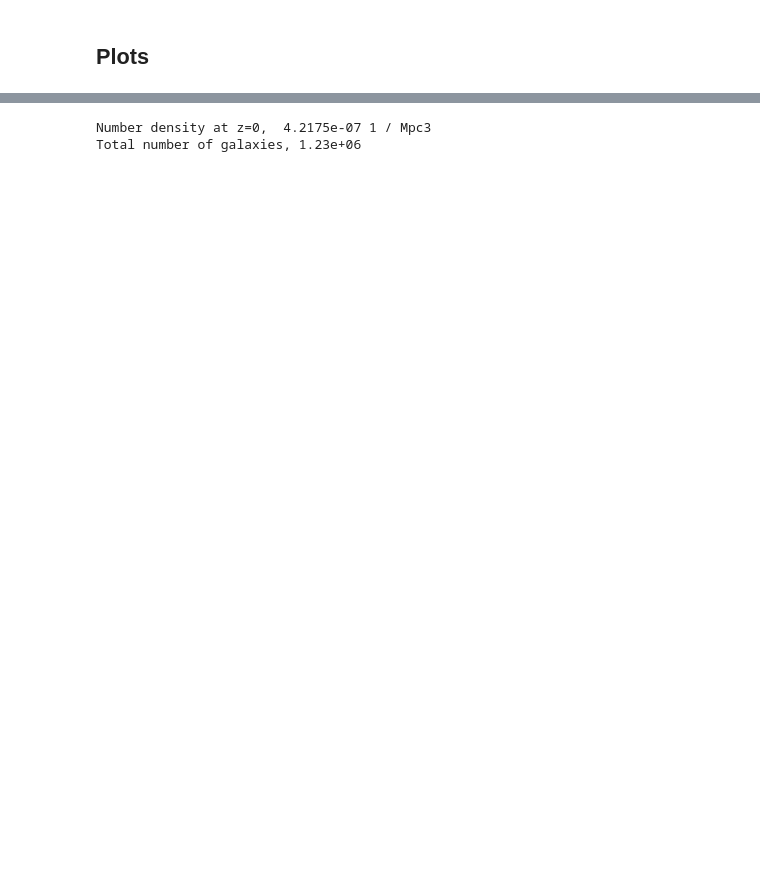
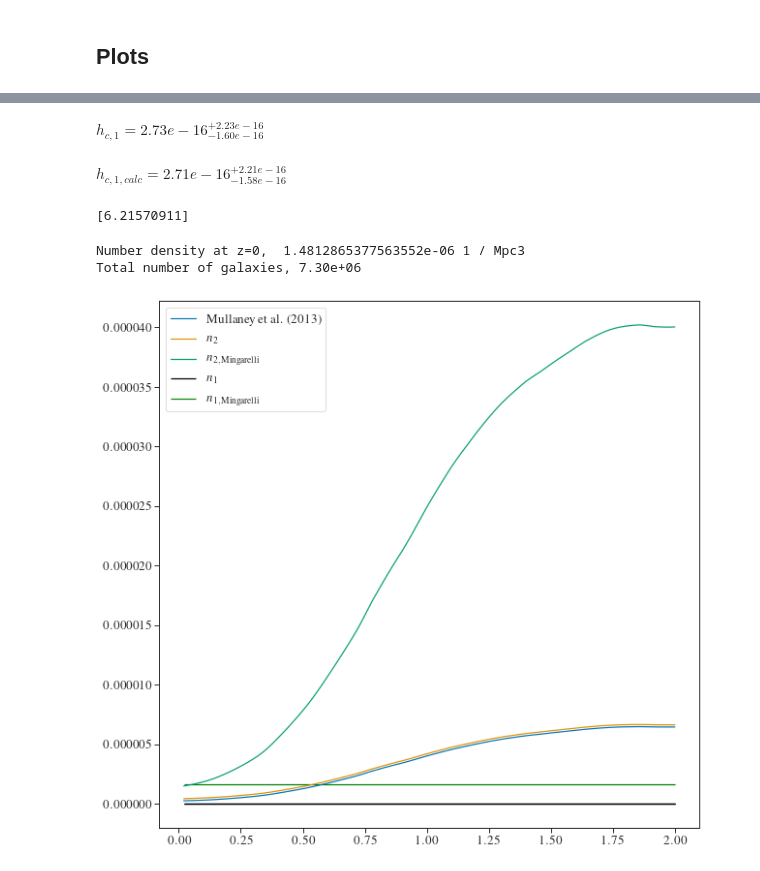
Before and after one commit to jacaseyclyde/J1010_1413_gws, a Jupyter notebook: gwb_calculation.ipynb, the cells around one changed output, grey strips where cells are left out. Saved outputs shown, nothing was run; the diff lists cells and outputs as text; code cells hidden in the pictures; blank space fills up the shorter version.

```diff
--- a/gwb_calculation.ipynb
+++ b/gwb_calculation.ipynb
@@ -610,13 +680,13 @@ Total number of black holes is:  296.4394002243339
 # %%
 ## Let's calculate the 1 sigma conf. intervals -- first just get abs. number in redshift range
-lowestnd_l, lowestnd_h = poisson_conf_interval(1.0, interval='frequentist-confidence',sigma=1)
+nd_mingarelli_l, nd_mingarelli_h = poisson_conf_interval(1.0, interval='frequentist-confidence',sigma=1)
 
 ## Now multiply by num density to get the conf intervals in number density
-lowestnd_l *= lowestnd
-lowestnd_h *= lowestnd
+nd_mingarelli_l *= nd_mingarelli
+nd_mingarelli_h *= nd_mingarelli
 
 ## Finally, let's stack these together.
-nd_1 = np.vstack([lowestnd_l, lowestnd, lowestnd_h])
+nd_1_mingarelli = np.vstack([nd_mingarelli_l, nd_mingarelli, nd_mingarelli_h])
 
-nd_1
+nd_1_mingarelli
 # %% [output]
@@ -645,14 +695,0 @@ $[[4.3247354 \times 10^{-18}],~
-# %%
-zqso, nz1_, nz2_, nz3_ = np.loadtxt('qso2_num_density.txt', unpack=True) ## each nz gives different eddington ratio
-## nz1 = L/Ledd = 0.1
-## nz2 = L/Ledd = 0.3
-## nz3 = L/Ledd = 1.0
-nz1_ = u.Quantity(nz1_, 1. / u.Mpc**3) * merger_frac
-nz2_ = u.Quantity(nz2_, 1. / u.Mpc**3) * merger_frac
-nz3_ = u.Quantity(nz3_, 1. / u.Mpc**3) * merger_frac
-
-## we made originally callibrated these at z=0.2, so we need to account for that here and instead callibrate at z=0.
-oh2index = np.where(zqso == 0.2)
-nz1 = (nz1_[oh2index] - nz1_[0]) + nz1_
-nz2 = (nz2_[oh2index] - nz2_[0]) + nz2_
-nz3 = (nz3_[oh2index] - nz3_[0]) + nz3_
@@ -659,9 +711,45 @@ nz3 = (nz3_[oh2index] - nz3_[0]) + nz3_
+# %%
+## Finally, calculate the characteristic strain
+hc_1_mingarelli = hc_constant_n(fidhz, ndm_1_mingarelli, zmin, zmax, min_mchirp, max_mchirp)
+hc_1_calc_mingarelli = hc_constant_n(fidhz, ndm_1_calc_mingarelli, zmin, zmax, min_mchirp_calc, max_mchirp_calc)
+display(Math(r"h_{{c, 1}} = {0:.2e}_{{-{1:.2e}}}^{{+{2:.2e}}}".format(hc_1_mingarelli[1, 0].value,
+                                                             hc_1_mingarelli[1, 0].value - hc_1_mingarelli[0, 0].value,
+                                                             hc_1_mingarelli[2, 0].value - hc_1_mingarelli[1, 0].value)))
+display(Math(r"h_{{c, 1, calc}} = {0:.2e}_{{-{1:.2e}}}^{{+{2:.2e}}}".format(hc_1_calc_mingarelli[1, 0].value,
+                                                             hc_1_calc_mingarelli[1, 0].value - hc_1_calc_mingarelli[0, 0].value,
+                                                             hc_1_calc_mingarelli[2, 0].value - hc_1_calc_mingarelli[1, 0].value)))
+# %% [output]
+$\displaystyle h_{c, 1} = 2.73e-16_{-1.60e-16}^{+2.23e-16}$
+$\displaystyle h_{c, 1, calc} = 2.71e-16_{-1.58e-16}^{+2.21e-16}$
+# %%
+binary_ratio = nd_1_mingarelli[1].value / UnivariateSpline(zqso, nz2_, s=0)(z_mingarelli)
+print(binary_ratio)
+
+nz1_mingarelli = u.Quantity(nz1_, 1. / u.Mpc**3) * binary_ratio
+nz2_mingarelli = u.Quantity(nz2_, 1. / u.Mpc**3) * binary_ratio
+nz3_mingarelli = u.Quantity(nz3_, 1. / u.Mpc**3) * binary_ratio
+# %% [output]
+[6.21570911]
 # %%
-print("Number density at z=0, ", nz2[0])
-print("Total number of galaxies, {0:.2e}".format(np.sum(nz2) * 0.02 * cosmo.comoving_volume(1.0)))
+print("Number density at z=0, ", nz2_mingarelli[0])
+print("Total number of galaxies, {0:.2e}".format(np.sum(nz2_mingarelli) * 0.02 * WMAP9.comoving_volume(zmax)))
 # %% [output]
-Number density at z=0,  4.2175e-07 1 / Mpc3
-Total number of galaxies, 1.23e+06
+Number density at z=0,  1.4812865377563552e-06 1 / Mpc3
+Total number of galaxies, 7.30e+06
+# %%
+plt.figure(figsize=(10,10))
+plt.plot(zqso, nz2_, label="Mullaney et al. (2013)")
+
+plt.hlines(nd_1, xmin=zqso[0], xmax=zqso[-1], label=r"$n_{1}$")
+plt.hlines(nd_1_mingarelli[1], xmin=zqso[0], xmax=zqso[-1], colors='g', label=r"$n_{1, \text{Mingarelli}}$")
+
+plt.plot(zqso, nz2, label=r"$n_{2}$")
+plt.plot(zqso, nz2_mingarelli, label=r"$n_{2, \text{Mingarelli}}$")
+
+plt.legend()
+plt.show()
+# %% [output]
+[figure, added]
 # %%
 #### Let's calculate the 1 sigma conf. intervals
 absnumber1 = 826  # where do these numbers come from? Hopkins+ 2007
```
Also changed, not shown: parts of 51 cells of this notebook.
